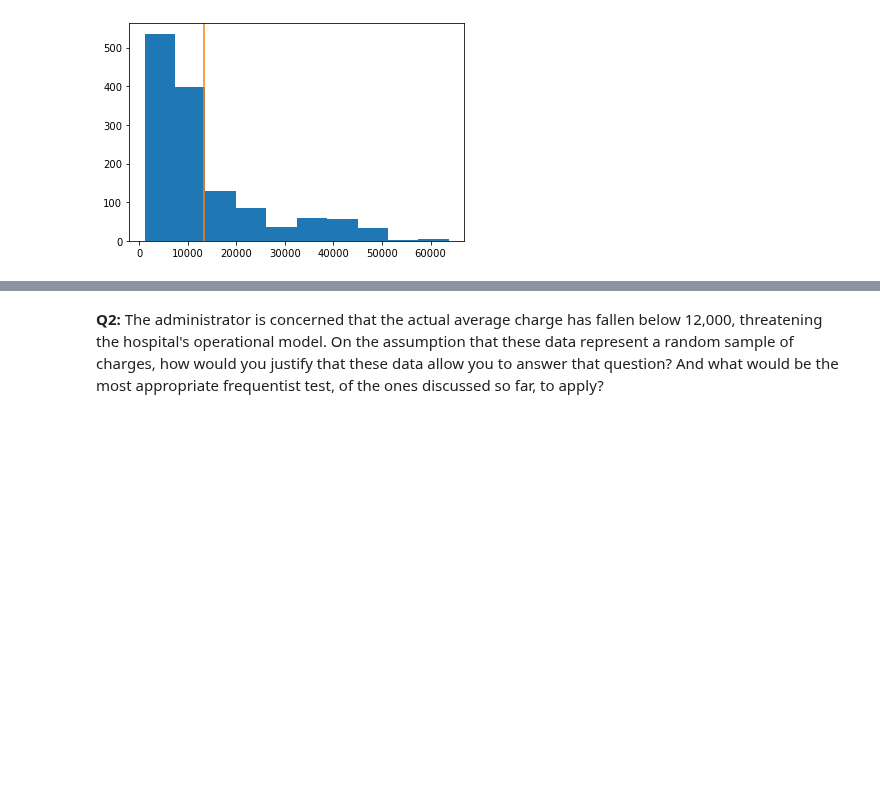
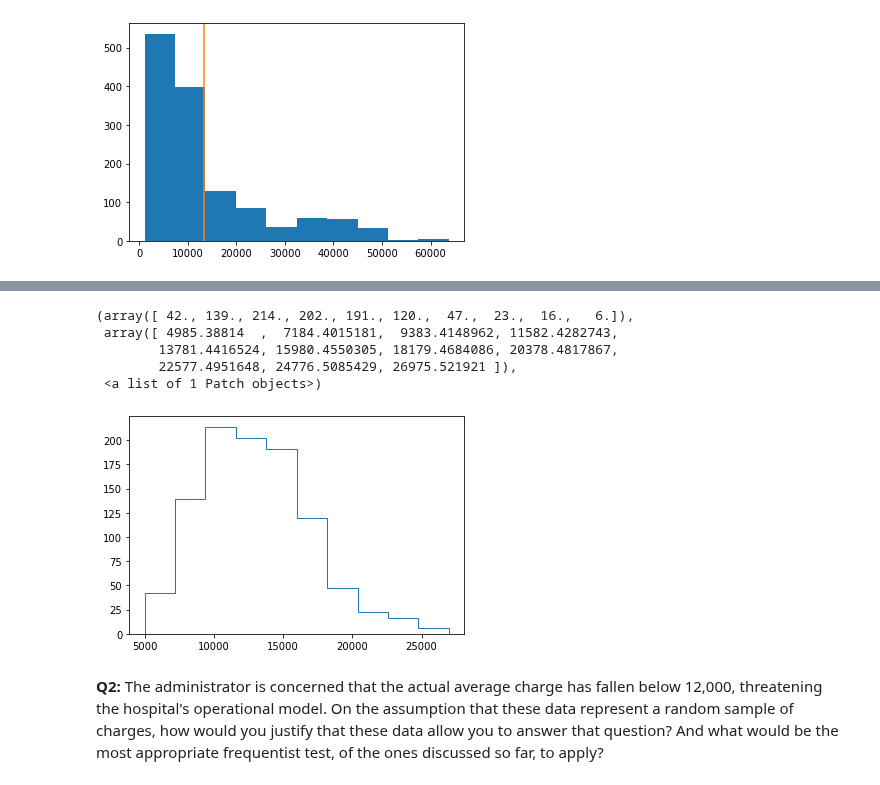
Before and after one commit to kristalization/StudyDataScience, a Jupyter notebook: Springboard_EDA_11_1/Frequentist Inference Case Study - Part B (2).ipynb, the cells around one changed output, grey strips where cells are left out. Cells and saved outputs as stored; diff of their text form; code cells hidden in the pictures; blank space fills up the shorter version.

```diff
--- a/Springboard_EDA_11_1/Frequentist Inference Case Study - Part B (2).ipynb
+++ b/Springboard_EDA_11_1/Frequentist Inference Case Study - Part B (2).ipynb
@@ -75,2 +75,11 @@ plt.show()
+# %%
+plt.hist(s1.chargemean,histtype='step',bins=10)
+# %% [output]
+(array([ 42., 139., 214., 202., 191., 120.,  47.,  23.,  16.,   6.]),
+ array([ 4985.38814  ,  7184.4015181,  9383.4148962, 11582.4282743,
+        13781.4416524, 15980.4550305, 18179.4684086, 20378.4817867,
+        22577.4951648, 24776.5085429, 26975.521921 ]),
+ <a list of 1 Patch objects>)
+[figure, added]
 # %% [markdown]
 __Q2:__ The administrator is concerned that the actual average charge has fallen below 12,000, threatening the hospital's operational model. On the assumption that these data represent a random sample of charges, how would you justify that these data allow you to answer that question? And what would be the most appropriate frequentist test, of the ones discussed so far, to apply?
```
Also changed, not shown: parts of 21 cells of this notebook, 1 other file.
